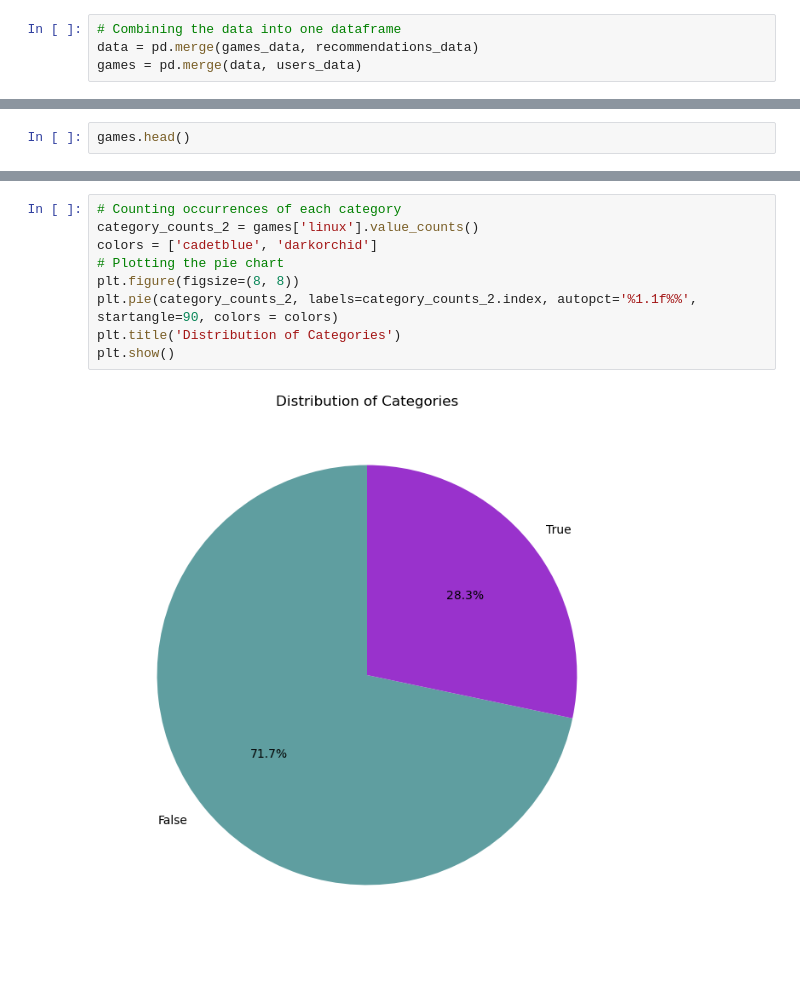
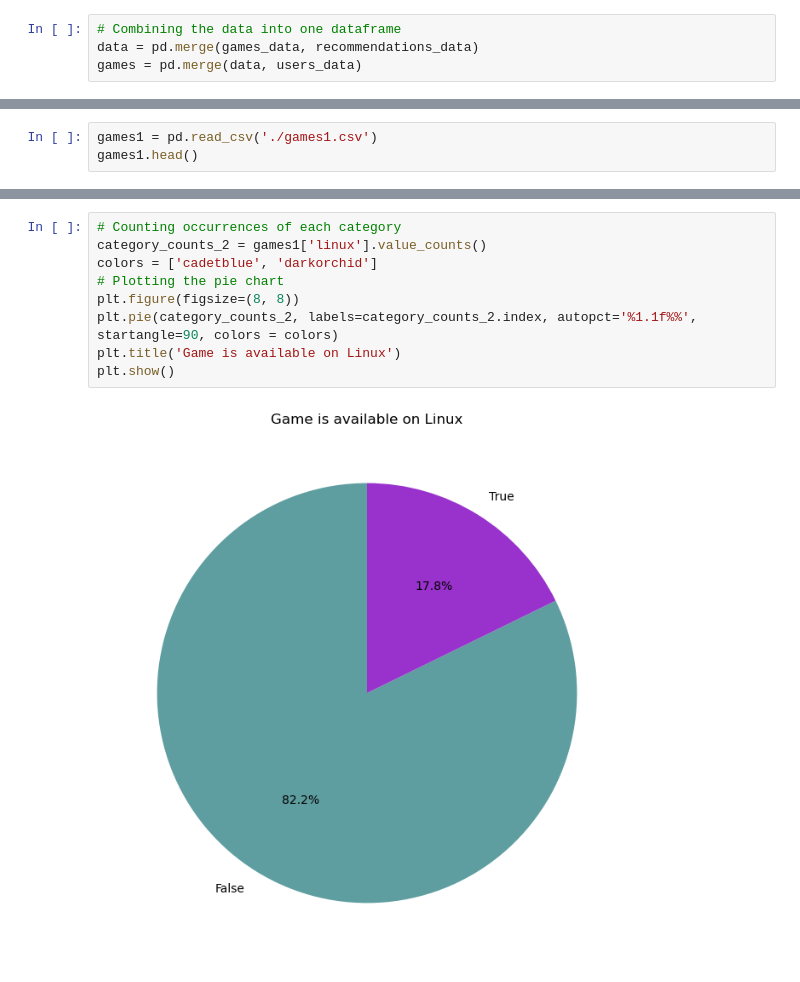
Before and after one commit to pbykova/EDA_games_steam, a Jupyter notebook: Game recommendation in Steam.ipynb, the cells around one changed output, grey strips where cells are left out. Drawn from its saved outputs; the diff is of its cells as text.

```diff
--- a/Game recommendation in Steam.ipynb
+++ b/Game recommendation in Steam.ipynb
@@ -98,3 +107,4 @@ games = games.drop(columns_to_drop, axis=1)
 # %%
-games.head()
+games1 = pd.read_csv('./games1.csv')
+games1.head()
 # %% [output]
@@ -141,11 +151,11 @@ plt.show()
 # %%
 # Counting occurrences of each category
-category_counts_2 = games['linux'].value_counts()
+category_counts_2 = games1['linux'].value_counts()
 colors = ['cadetblue', 'darkorchid']
 # Plotting the pie chart
 plt.figure(figsize=(8, 8))
 plt.pie(category_counts_2, labels=category_counts_2.index, autopct='%1.1f%%', startangle=90, colors = colors)
-plt.title('Distribution of Categories')
+plt.title('Game is available on Linux')
 plt.show()
 # %% [output]
-[figure, old version]
+[figure, new version]
```
Also changed, not shown: parts of 21 cells of this notebook.
